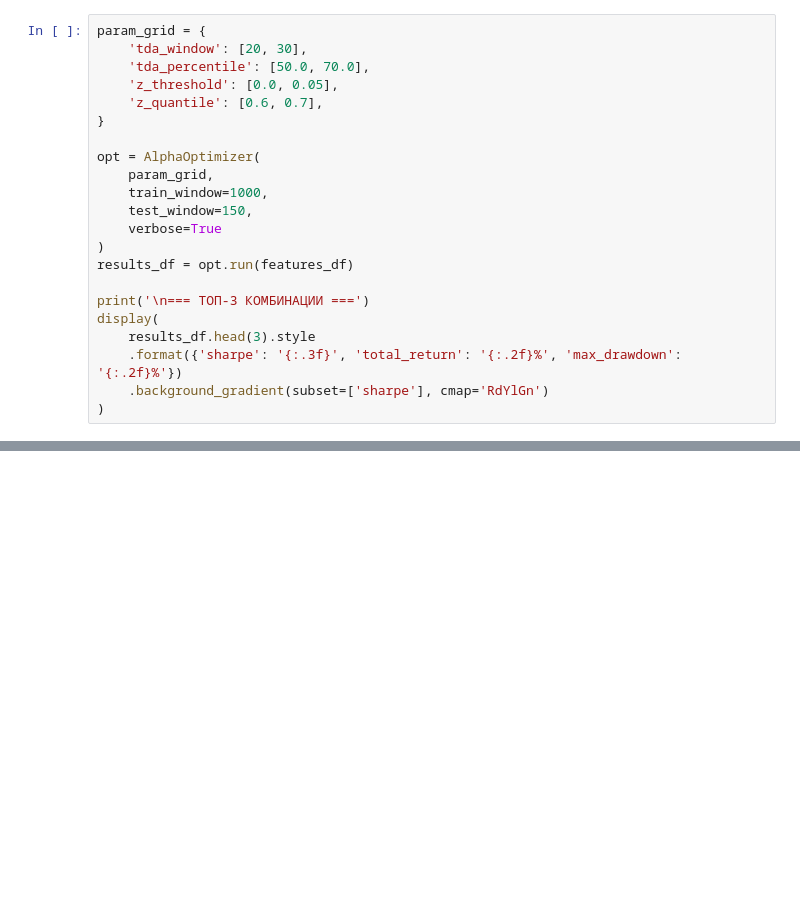
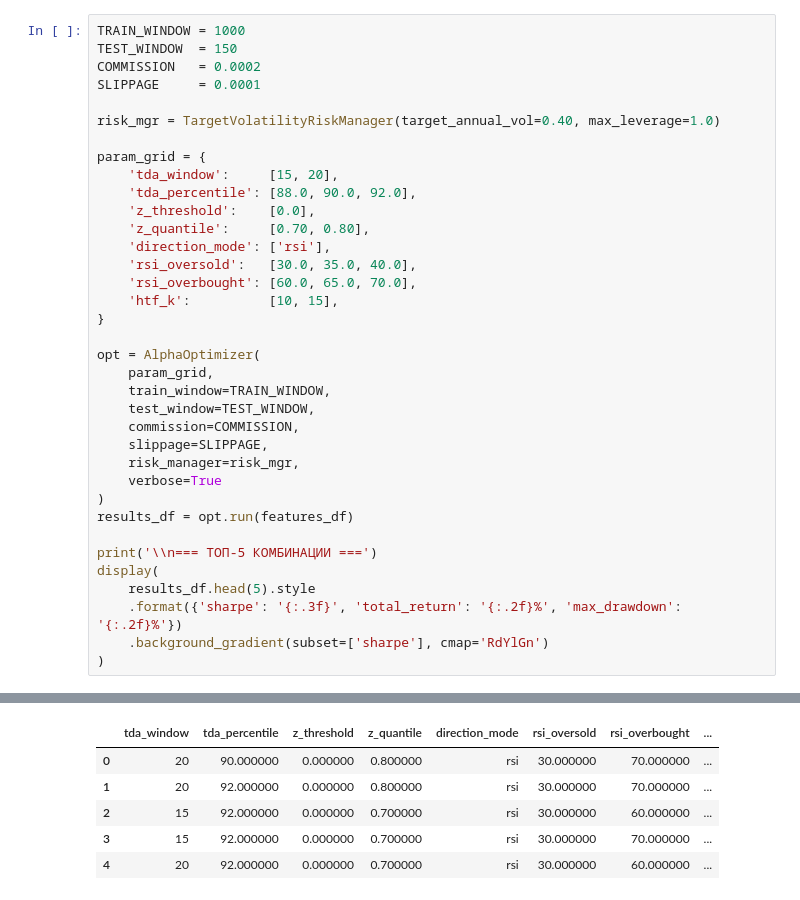
Before and after one commit to nathaniel-brodetsky/quant_system, a Jupyter notebook: research_notebooks/01_pipeline_test.ipynb, the cells around one changed output, grey strips where cells are left out. Cells and saved outputs as stored; diff of their text form; blank space fills up the shorter version.

```diff
--- a/research_notebooks/01_pipeline_test.ipynb
+++ b/research_notebooks/01_pipeline_test.ipynb
@@ -81,22 +120,37 @@ else:
 # %%
+TRAIN_WINDOW = 1000
+TEST_WINDOW  = 150
+COMMISSION   = 0.0002
+SLIPPAGE     = 0.0001
+
+risk_mgr = TargetVolatilityRiskManager(target_annual_vol=0.40, max_leverage=1.0)
+
 param_grid = {
-    'tda_window': [20, 30],
-    'tda_percentile': [50.0, 70.0],
-    'z_threshold': [0.0, 0.05],
-    'z_quantile': [0.6, 0.7],
+    'tda_window':     [15, 20],
+    'tda_percentile': [88.0, 90.0, 92.0],
+    'z_threshold':    [0.0],
+    'z_quantile':     [0.70, 0.80],
+    'direction_mode': ['rsi'],
+    'rsi_oversold':   [30.0, 35.0, 40.0],
+    'rsi_overbought': [60.0, 65.0, 70.0],
+    'htf_k':          [10, 15],
 }
 
 opt = AlphaOptimizer(
     param_grid,
-    train_window=1000,
-    test_window=150,
+    train_window=TRAIN_WINDOW,
+    test_window=TEST_WINDOW,
+    commission=COMMISSION,
+    slippage=SLIPPAGE,
+    risk_manager=risk_mgr,
     verbose=True
 )
 results_df = opt.run(features_df)
 
-print('\n=== ТОП-3 КОМБИНАЦИИ ===')
+print('\\n=== ТОП-5 КОМБИНАЦИИ ===')
 display(
-    results_df.head(3).style
+    results_df.head(5).style
     .format({'sharpe': '{:.3f}', 'total_return': '{:.2f}%', 'max_drawdown': '{:.2f}%'})
     .background_gradient(subset=['sharpe'], cmap='RdYlGn')
 )
+# %% [output]
@@ -103,3 +174,9 @@ display(
+|  | tda_window | tda_percentile | z_threshold | z_quantile | direction_mode | rsi_oversold | rsi_overbought | ... |
+| 0 | 20 | 90.000000 | 0.000000 | 0.800000 | rsi | 30.000000 | 70.000000 | ... |
+| 1 | 20 | 92.000000 | 0.000000 | 0.800000 | rsi | 30.000000 | 70.000000 | ... |
+| 2 | 15 | 92.000000 | 0.000000 | 0.700000 | rsi | 30.000000 | 60.000000 | ... |
+| 3 | 15 | 92.000000 | 0.000000 | 0.700000 | rsi | 30.000000 | 70.000000 | ... |
+| 4 | 20 | 92.000000 | 0.000000 | 0.700000 | rsi | 30.000000 | 60.000000 | ... |
 # %%
 best = opt.best_params(top_n=1)[0]
 print(f'Лучшие параметры: {best}')
```
Also changed, not shown: parts of 7 cells of this notebook, 6 other files.
